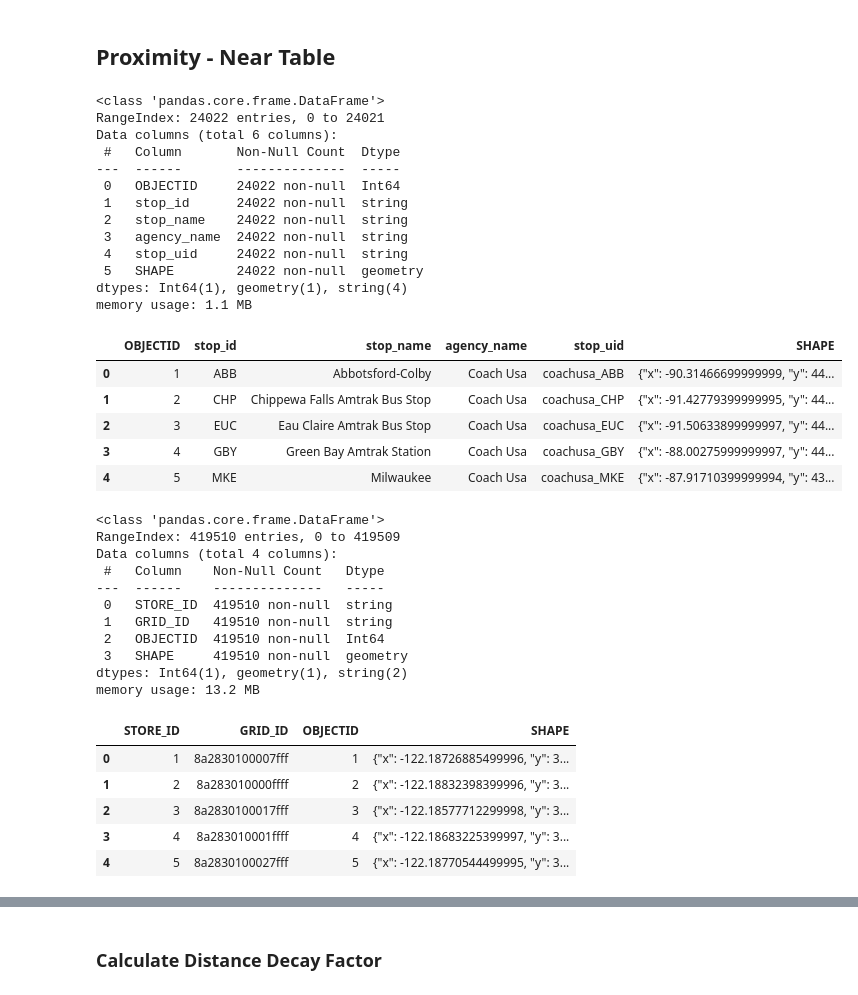
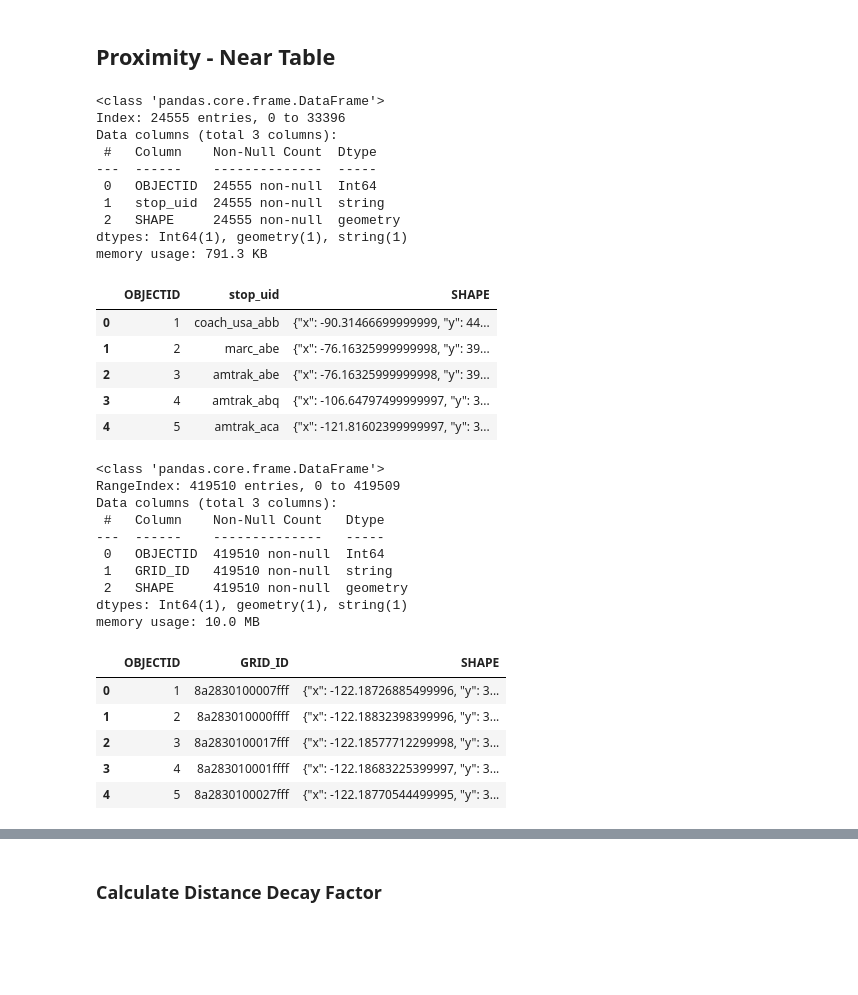
Before and after one commit to knu2xs/gtfs-tools, a Jupyter notebook: notebooks/distance-decay-index.ipynb, the cells around one changed output, grey strips where cells are left out. Saved outputs shown, nothing was run; the diff lists cells and outputs as text; code cells hidden in the pictures; blank space fills up the shorter version.

```diff
--- a/notebooks/distance-decay-index.ipynb
+++ b/notebooks/distance-decay-index.ipynb
@@ -163,53 +207,49 @@ stops_df.spatial.to_featureclass(stops_fc)
 # %% [markdown]
 ## Proximity - Near Table
 # %%
-stops_df = GeoAccessor.from_featureclass(stops_fc)
+stops_df = GeoAccessor.from_featureclass(stops_fc, fields=['OBJECTID', 'stop_uid']).drop_duplicates('stop_uid')
 
 stops_df.info()
 stops_df.head()
 # %% [output]
 <class 'pandas.core.frame.DataFrame'>
-RangeIndex: 24022 entries, 0 to 24021
-Data columns (total 6 columns):
- #   Column       Non-Null Count  Dtype
----  ------       --------------  -----
- 0   OBJECTID     24022 non-null  Int64
- 1   stop_id      24022 non-null  string
- 2   stop_name    24022 non-null  string
- 3   agency_name  24022 non-null  string
- 4   stop_uid     24022 non-null  string
- 5   SHAPE        24022 non-null  geometry
-dtypes: Int64(1), geometry(1), string(4)
-memory usage: 1.1 MB
+Index: 24555 entries, 0 to 33396
+Data columns (total 3 columns):
+ #   Column    Non-Null Count  Dtype
+---  ------    --------------  -----
+ 0   OBJECTID  24555 non-null  Int64
+ 1   stop_uid  24555 non-null  string
+ 2   SHAPE     24555 non-null  geometry
+dtypes: Int64(1), geometry(1), string(1)
+memory usage: 791.3 KB
-|  | OBJECTID | stop_id | stop_name | agency_name | stop_uid | SHAPE |
-| 0 | 1 | ABB | Abbotsford-Colby | Coach Usa | coachusa_ABB | {"x": -90.31466699999999, "y": 44... |
-| 1 | 2 | CHP | Chippewa Falls Amtrak Bus Stop | Coach Usa | coachusa_CHP | {"x": -91.42779399999995, "y": 44... |
-| 2 | 3 | EUC | Eau Claire Amtrak Bus Stop | Coach Usa | coachusa_EUC | {"x": -91.50633899999997, "y": 44... |
-| 3 | 4 | GBY | Green Bay Amtrak Station | Coach Usa | coachusa_GBY | {"x": -88.00275999999997, "y": 44... |
-| 4 | 5 | MKE | Milwaukee | Coach Usa | coachusa_MKE | {"x": -87.91710399999994, "y": 43... |
+|  | OBJECTID | stop_uid | SHAPE |
+| 0 | 1 | coach_usa_abb | {"x": -90.31466699999999, "y": 44... |
+| 1 | 2 | marc_abe | {"x": -76.16325999999998, "y": 39... |
+| 2 | 3 | amtrak_abe | {"x": -76.16325999999998, "y": 39... |
+| 3 | 4 | amtrak_abq | {"x": -106.64797499999997, "y": 3... |
+| 4 | 5 | amtrak_aca | {"x": -121.81602399999997, "y": 3... |
 # %%
-poi_df = GeoAccessor.from_featureclass(poi_fc)
+poi_df = GeoAccessor.from_featureclass(poi_fc, fields=['OBJECTID', 'GRID_ID'])
 
 poi_df.info()
 poi_df.head()
 # %% [output]
 <class 'pandas.core.frame.DataFrame'>
 RangeIndex: 419510 entries, 0 to 419509
-Data columns (total 4 columns):
+Data columns (total 3 columns):
  #   Column    Non-Null Count   Dtype
 ---  ------    --------------   -----
- 0   STORE_ID  419510 non-null  string
+ 0   OBJECTID  419510 non-null  Int64
  1   GRID_ID   419510 non-null  string
- 2   OBJECTID  419510 non-null  Int64
- 3   SHAPE     419510 non-null  geometry
-dtypes: Int64(1), geometry(1), string(2)
-memory usage: 13.2 MB
+ 2   SHAPE     419510 non-null  geometry
+dtypes: Int64(1), geometry(1), string(1)
+memory usage: 10.0 MB
-|  | STORE_ID | GRID_ID | OBJECTID | SHAPE |
-| 0 | 1 | 8a2830100007fff | 1 | {"x": -122.18726885499996, "y": 3... |
-| 1 | 2 | 8a283010000ffff | 2 | {"x": -122.18832398399996, "y": 3... |
-| 2 | 3 | 8a2830100017fff | 3 | {"x": -122.18577712299998, "y": 3... |
-| 3 | 4 | 8a283010001ffff | 4 | {"x": -122.18683225399997, "y": 3... |
-| 4 | 5 | 8a2830100027fff | 5 | {"x": -122.18770544499995, "y": 3... |
+|  | OBJECTID | GRID_ID | SHAPE |
+| 0 | 1 | 8a2830100007fff | {"x": -122.18726885499996, "y": 3... |
+| 1 | 2 | 8a283010000ffff | {"x": -122.18832398399996, "y": 3... |
+| 2 | 3 | 8a2830100017fff | {"x": -122.18577712299998, "y": 3... |
+| 3 | 4 | 8a283010001ffff | {"x": -122.18683225399997, "y": 3... |
+| 4 | 5 | 8a2830100027fff | {"x": -122.18770544499995, "y": 3... |
 # %%
 near_df = GeoAccessor.from_table(
     arcpy.analysis.GenerateNearTable(
```
Also changed, not shown: parts of 18 cells of this notebook, 4 other files.
